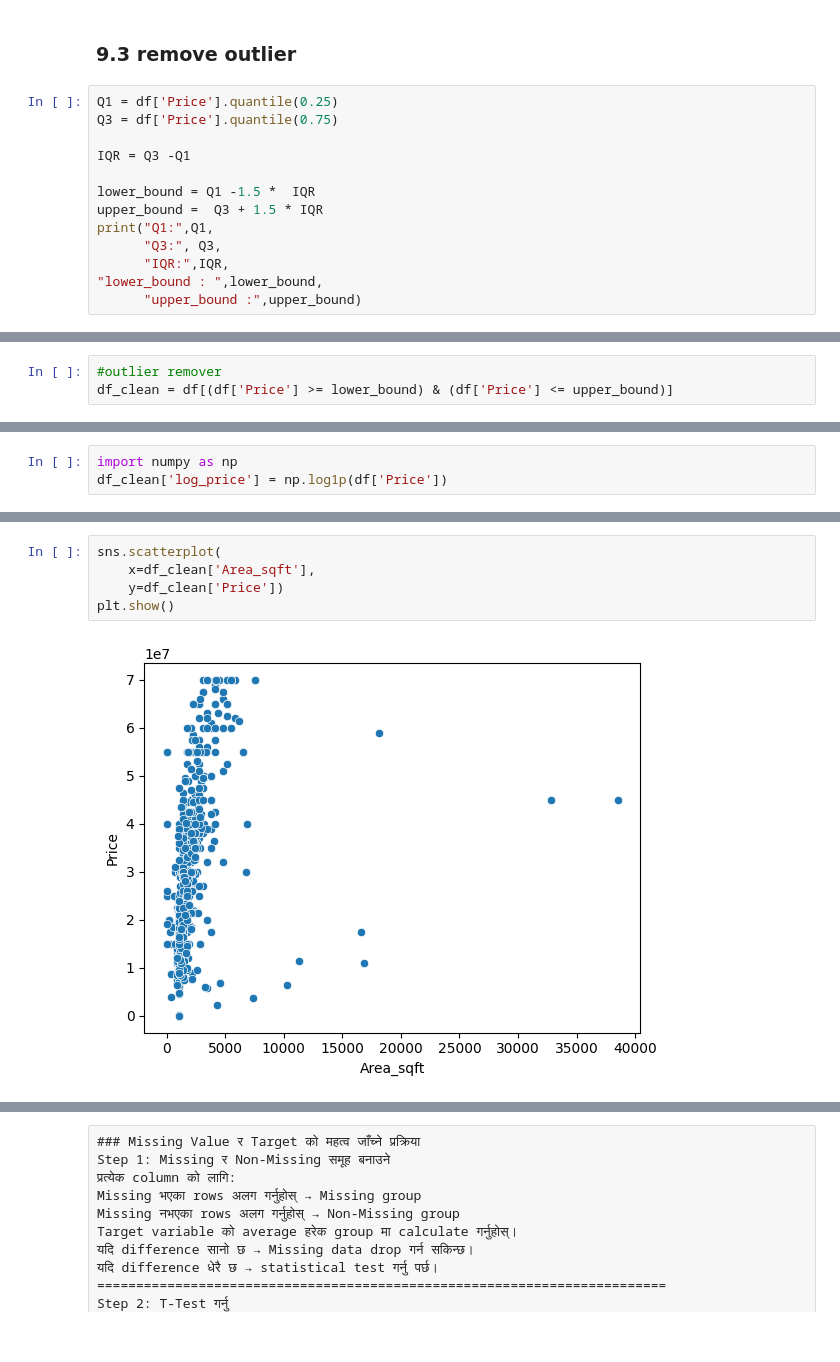
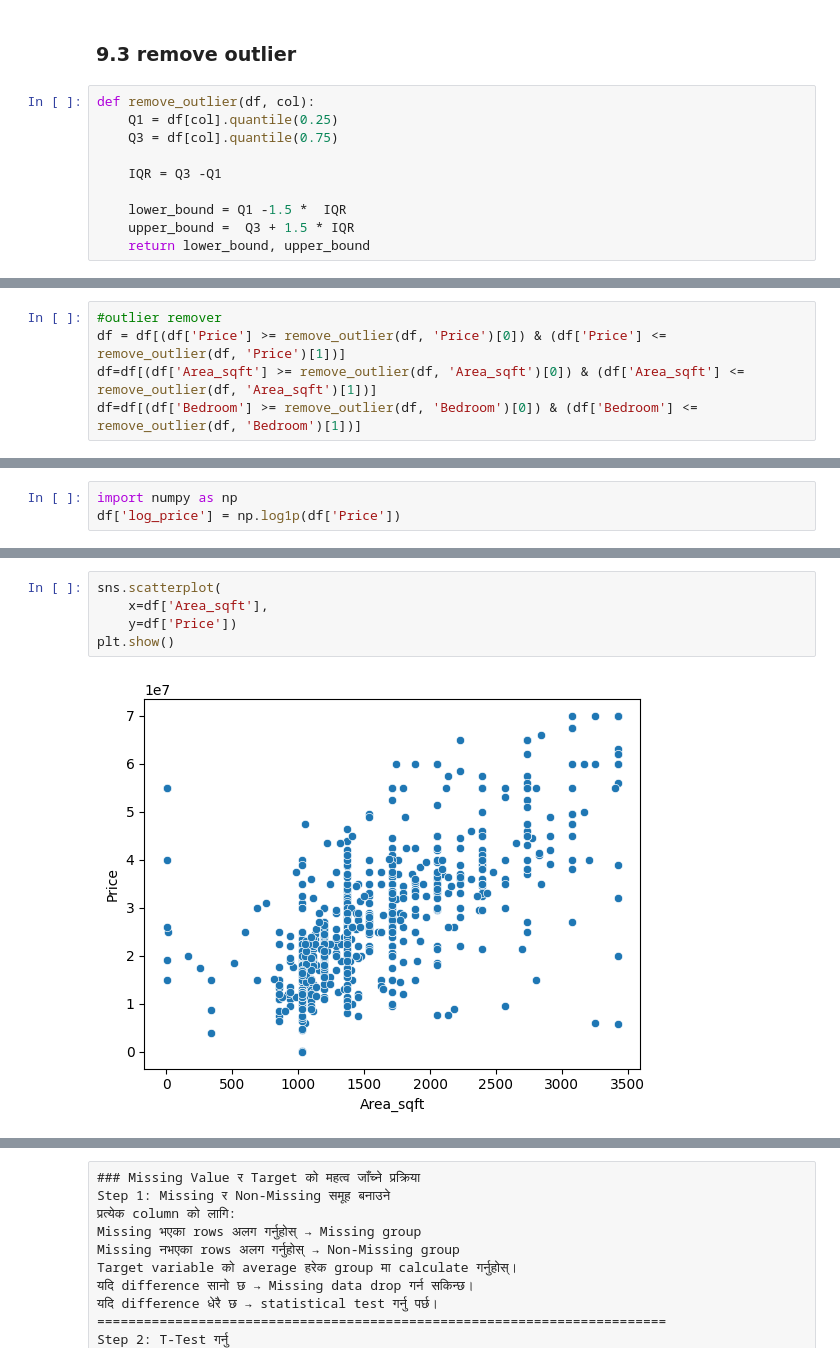
Before and after one commit to prakasshrestha/ML-Project, a Jupyter notebook: LinearRegression_project/1. House Price Prediction/NepalHousingPredict.ipynb, the cells around one changed output, grey strips where cells are left out. Saved outputs shown, nothing was run; the diff lists cells and outputs as text.

```diff
--- a/LinearRegression_project/1. House Price Prediction/NepalHousingPredict.ipynb
+++ b/LinearRegression_project/1. House Price Prediction/NepalHousingPredict.ipynb
@@ -740,15 +740,12 @@ plt.show()
 # %% [markdown]
 ### 9.3 remove outlier
 # %%
-Q1 = df['Price'].quantile(0.25)
-Q3 = df['Price'].quantile(0.75)
+def remove_outlier(df, col):
+    Q1 = df[col].quantile(0.25)
+    Q3 = df[col].quantile(0.75)
 
-IQR = Q3 -Q1
+    IQR = Q3 -Q1
 
-lower_bound = Q1 -1.5 *  IQR
-upper_bound =  Q3 + 1.5 * IQR
-print("Q1:",Q1,
-      "Q3:", Q3,
-      "IQR:",IQR,
-"lower_bound : ",lower_bound,
-      "upper_bound :",upper_bound)
+    lower_bound = Q1 -1.5 *  IQR
+    upper_bound =  Q3 + 1.5 * IQR
+    return lower_bound, upper_bound
@@ -757,4 +760,6 @@ Q1: 18850000.0 Q3: 40000000.0 IQR: 21150000.0 lower_bound :  -12875000.0 upper_b
 # %%
 #outlier remover
-df_clean = df[(df['Price'] >= lower_bound) & (df['Price'] <= upper_bound)]
+df = df[(df['Price'] >= remove_outlier(df, 'Price')[0]) & (df['Price'] <= remove_outlier(df, 'Price')[1])]
+df=df[(df['Area_sqft'] >= remove_outlier(df, 'Area_sqft')[0]) & (df['Area_sqft'] <= remove_outlier(df, 'Area_sqft')[1])]
+df=df[(df['Bedroom'] >= remove_outlier(df, 'Bedroom')[0]) & (df['Bedroom'] <= remove_outlier(df, 'Bedroom')[1])]
 # %%
@@ -790,4 +795,4 @@ df_clean.corr(numeric_only=True)
 22 rows × 22 columns
 # %%
 import numpy as np
-df_clean['log_price'] = np.log1p(df['Price'])
+df['log_price'] = np.log1p(df['Price'])
@@ -820,8 +819,8 @@ df_clean.corr(numeric_only=True)[['Price','log_price']]
 # %%
 sns.scatterplot(
-    x=df_clean['Area_sqft'],
-    y=df_clean['Price'])
+    x=df['Area_sqft'],
+    y=df['Price'])
 plt.show()
 # %% [output]
-[figure, old version]
+[figure, new version]
 # %%
```
Also changed, not shown: parts of 21 cells of this notebook.
